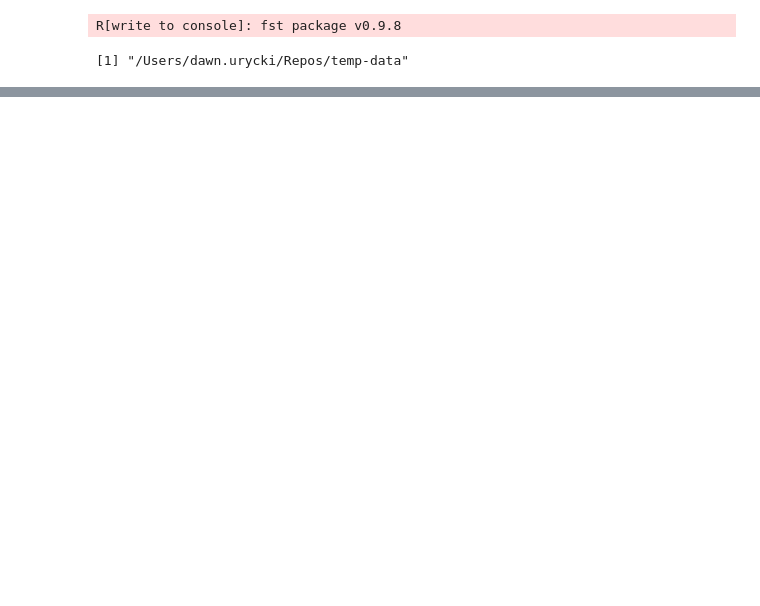
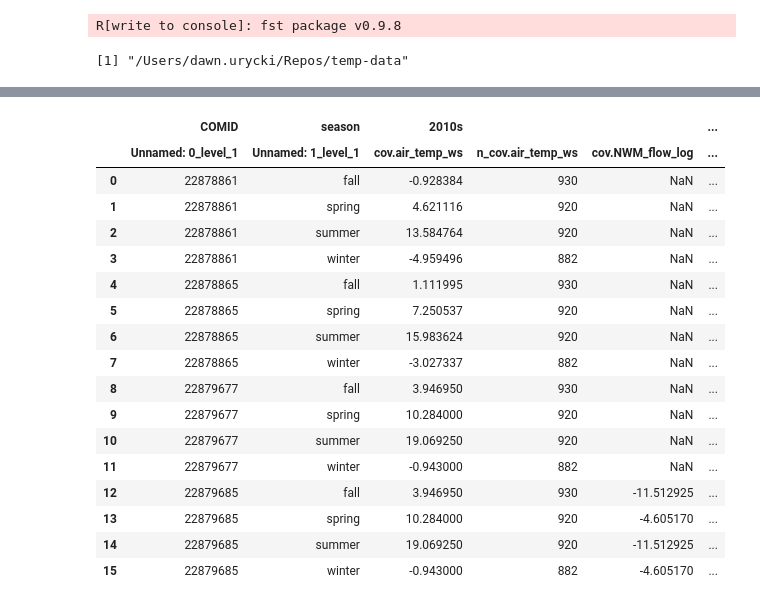
Before and after one commit to uryckid/stream-temperature-predictions, a Jupyter notebook: anomalies_working.ipynb, the cells around one changed output, grey strips where cells are left out. Cells and saved outputs as stored; diff of their text form; code cells hidden in the pictures; blank space fills up the shorter version.

```diff
--- a/anomalies_working.ipynb
+++ b/anomalies_working.ipynb
@@ -95,3 +145,9 @@ print(len(temp_files_gcms))
 temp_files_gcms.sort()
 # %% [output]
 1316
+# %%
+temp_dir_retro = os.path.join(temp_dir, 'preds_retro/')
+temp_files_retro = glob.glob(temp_dir_retro + 'seasonal_anomalies/' + '*.zip')
+print(len(temp_files_retro))
+print(temp_files_retro[:3])
+temp_files_retro.sort()
@@ -345,0 +528,21 @@ Index(['GCM', 'COMID', 'SegID', 'lookup', 'cov.air_temp', 'cov.air_temp_ws',
+# %%
+pd.read_csv(os.path.join(temp_dir_retro, 'seasonal_covariate_anomalies', f'{cur_huc}_cov_anoms.zip'), header = [0,1], compression = 'zip')
+# %% [output]
+|  | COMID | season | 2010s |  |  | ... |
+|  | Unnamed: 0_level_1 | Unnamed: 1_level_1 | cov.air_temp_ws | n_cov.air_temp_ws | cov.NWM_flow_log | ... |
+| 0 | 22878861 | fall | -0.928384 | 930 | NaN | ... |
+| 1 | 22878861 | spring | 4.621116 | 920 | NaN | ... |
+| 2 | 22878861 | summer | 13.584764 | 920 | NaN | ... |
+| 3 | 22878861 | winter | -4.959496 | 882 | NaN | ... |
+| 4 | 22878865 | fall | 1.111995 | 930 | NaN | ... |
+| 5 | 22878865 | spring | 7.250537 | 920 | NaN | ... |
+| 6 | 22878865 | summer | 15.983624 | 920 | NaN | ... |
+| 7 | 22878865 | winter | -3.027337 | 882 | NaN | ... |
+| 8 | 22879677 | fall | 3.946950 | 930 | NaN | ... |
+| 9 | 22879677 | spring | 10.284000 | 920 | NaN | ... |
+| 10 | 22879677 | summer | 19.069250 | 920 | NaN | ... |
+| 11 | 22879677 | winter | -0.943000 | 882 | NaN | ... |
+| 12 | 22879685 | fall | 3.946950 | 930 | -11.512925 | ... |
+| 13 | 22879685 | spring | 10.284000 | 920 | -4.605170 | ... |
+| 14 | 22879685 | summer | 19.069250 | 920 | -11.512925 | ... |
+| 15 | 22879685 | winter | -0.943000 | 882 | -4.605170 | ... |
```
Also changed, not shown: parts of 34 cells of this notebook.
